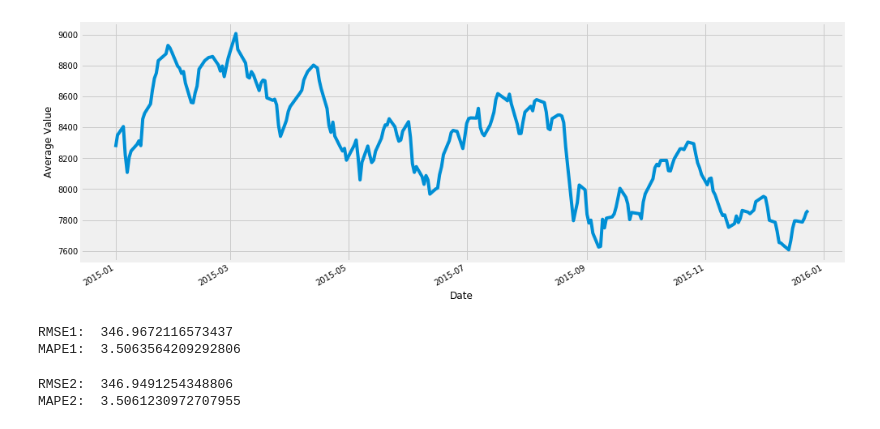
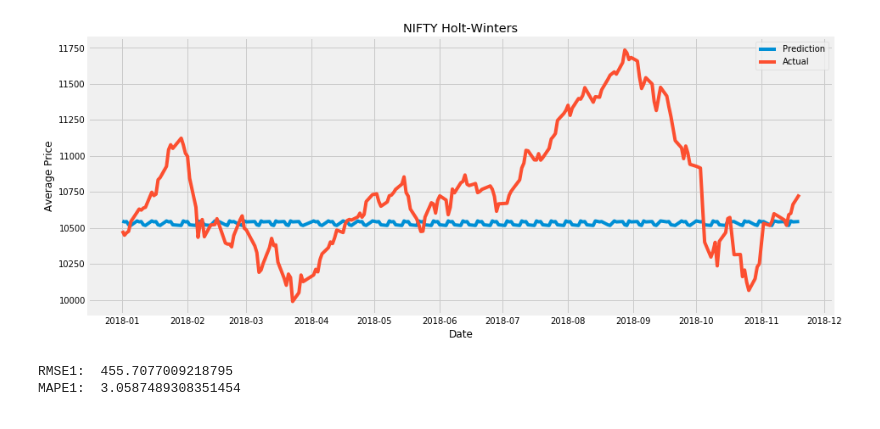
Before and after one commit to ReetBarik/Machine-Learning-Project, a Jupyter notebook: ipython notebooks/Univariate-HoltWinters.ipynb, the cells around one changed output. Saved outputs shown, nothing was run; the diff lists cells and outputs as text; code cells hidden in the pictures.

Commit message:
Holt-Winters khatam(hopefully)

```diff
--- a/ipython notebooks/Univariate-HoltWinters.ipynb
+++ b/ipython notebooks/Univariate-HoltWinters.ipynb
@@ -19,10 +19,6 @@ nifty_data['Average'] = nifty_data.loc[: , "High":"Low"].mean(axis=1)
 #nifty_data = nifty_data.drop(['Open', 'High', 'Low', 'Close'], axis=1)
 nifty_data = nifty_data['Average']
 # %%
-def parser(x):
-    return datetime.strptime(x, '%d-%b-%Y')
-
-
-nifty_data_test = pd.read_csv('../ml-project-data/NIFTY-50/2015.csv', header=0,
+nifty_data_test = pd.read_csv('../ml-project-data/NIFTY_test.csv', header=0,
                                                               parse_dates=['Date'], index_col=0, date_parser=parser)
 nifty_data_test['Average'] = nifty_data_test.loc[: , "High":"Low"].mean(axis=1)
@@ -38,4 +26,0 @@ model2 = ExponentialSmoothing(nifty_data, seasonal_periods=5, trend='add', seaso
-# %%
-prediction1 = model1.forecast(int(len(nifty_data)))
-
-prediction2 = model2.forecast(int(len(nifty_data)))
@@ -54,6 +26,0 @@ plt.show()
-# %%
-nifty_data_test['Average'][:len(prediction1)].plot(figsize=(15, 6))
-plt.ylabel('Average Value')
-plt.show()
-# %% [output]
-[figure, removed]
@@ -60,14 +29,18 @@ plt.show()
+# %%
+plt.figure(figsize=(14,6))
+plt.plot(nifty_data_test.index, pd.DataFrame(prediction1.values, index = nifty_data_test.index), label="Prediction")
+plt.plot(nifty_data_test['Average'].index, nifty_data_test['Average'], label="Actual")
+plt.ylabel('Average Price')
+plt.legend(loc="best")
+plt.title("NIFTY Holt-Winters")
+plt.xlabel('Date')
+plt.show()
+# %% [output]
+[figure, added]
 # %%
-print('RMSE1: ', np.sqrt(mean_squared_error(prediction1, nifty_data_test['Average'][:len(prediction1)])))
+print('RMSE1: ', np.sqrt(mean_squared_error(prediction, nifty_data_test['Average'][:len(prediction)])))
 
-print('MAPE1: ', np.mean(np.abs((nifty_data_test['Average'][:len(prediction1)] - prediction1.values) / nifty_data_test['Average'][:len(prediction1)])) * 100)
+print('MAPE1: ', np.mean(np.abs((nifty_data_test['Average'][:len(prediction)] - prediction.values) / nifty_data_test['Average'][:len(prediction)])) * 100)
 # %% [output]
-RMSE1:  346.9672116573437
-MAPE1:  3.5063564209292806
+RMSE1:  455.7077009218795
+MAPE1:  3.0587489308351454
-# %%
-print('RMSE2: ', np.sqrt(mean_squared_error(prediction2, nifty_data_test['Average'][:len(prediction2)])))
-
-print('MAPE2: ', np.mean(np.abs((nifty_data_test['Average'][:len(prediction2)] - prediction2.values) / nifty_data_test['Average'][:len(prediction2)])) * 100)
-# %% [output]
-RMSE2:  346.9491254348806
-MAPE2:  3.5061230972707955
```
Also changed, not shown: parts of 22 cells of this notebook.
